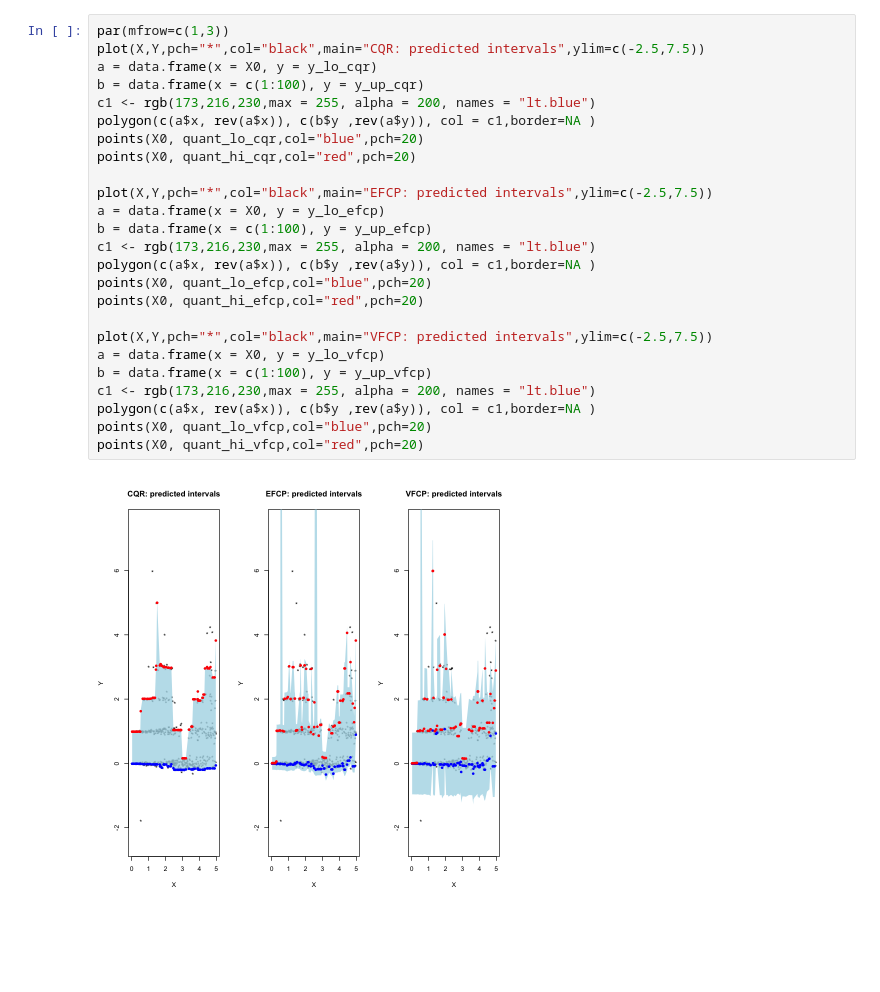
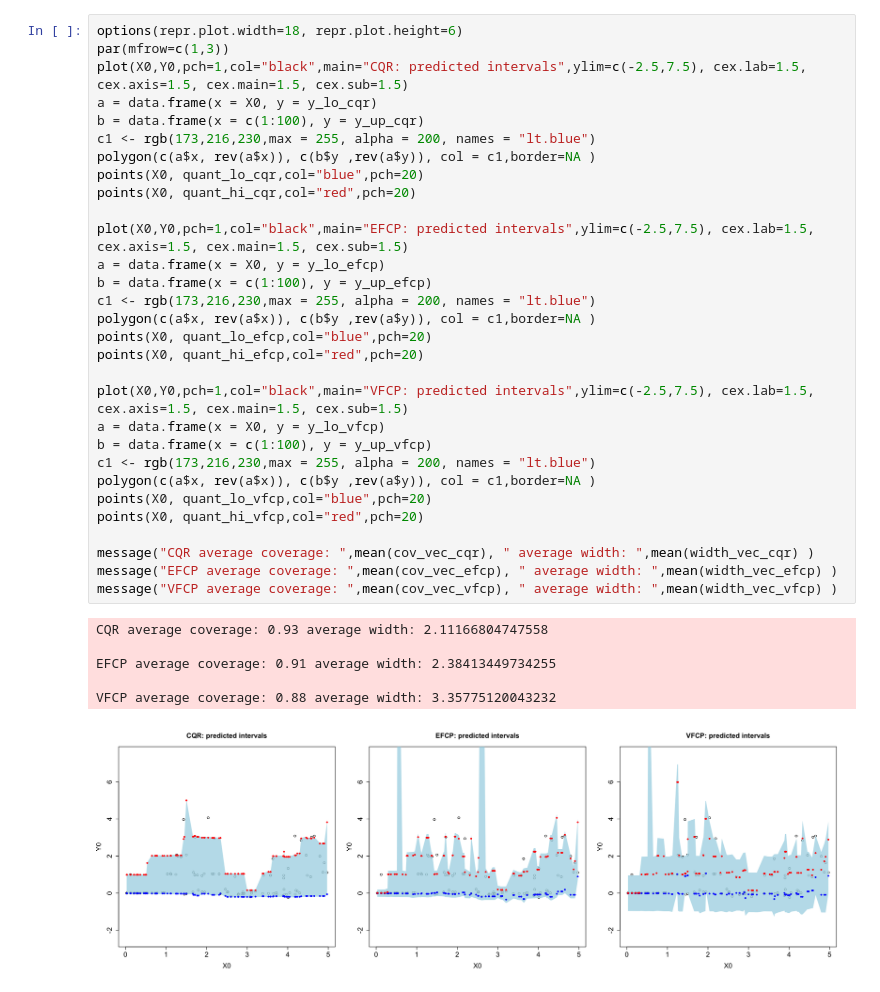
Before and after one commit to Elsa-Yang98/ConformalSmallest, a Jupyter notebook: R/EFCP-VFCP-CQR.ipynb, the cells around one changed output. Drawn from its saved outputs; the diff is of its cells as text; blank space fills up the shorter version.

```diff
--- a/R/EFCP-VFCP-CQR.ipynb
+++ b/R/EFCP-VFCP-CQR.ipynb
@@ -90,29 +92,39 @@ y_up_vfcp <- tmp$pred_set(X0, Y0)[[4]]
 quant_lo_vfcp <- tmp$pred_set(X0, Y0)[[5]]
 quant_hi_vfcp <- tmp$pred_set(X0, Y0)[[6]]
 # %%
+options(repr.plot.width=18, repr.plot.height=6)
 par(mfrow=c(1,3))
-plot(X,Y,pch="*",col="black",main="CQR: predicted intervals",ylim=c(-2.5,7.5))
+plot(X0,Y0,pch=1,col="black",main="CQR: predicted intervals",ylim=c(-2.5,7.5), cex.lab=1.5, cex.axis=1.5, cex.main=1.5, cex.sub=1.5)
 a = data.frame(x = X0, y = y_lo_cqr)
 b = data.frame(x = c(1:100), y = y_up_cqr)
 c1 <- rgb(173,216,230,max = 255, alpha = 200, names = "lt.blue")
 polygon(c(a$x, rev(a$x)), c(b$y ,rev(a$y)), col = c1,border=NA )
 points(X0, quant_lo_cqr,col="blue",pch=20)
 points(X0, quant_hi_cqr,col="red",pch=20)
 
-plot(X,Y,pch="*",col="black",main="EFCP: predicted intervals",ylim=c(-2.5,7.5))
+plot(X0,Y0,pch=1,col="black",main="EFCP: predicted intervals",ylim=c(-2.5,7.5), cex.lab=1.5, cex.axis=1.5, cex.main=1.5, cex.sub=1.5)
 a = data.frame(x = X0, y = y_lo_efcp)
 b = data.frame(x = c(1:100), y = y_up_efcp)
 c1 <- rgb(173,216,230,max = 255, alpha = 200, names = "lt.blue")
 polygon(c(a$x, rev(a$x)), c(b$y ,rev(a$y)), col = c1,border=NA )
 points(X0, quant_lo_efcp,col="blue",pch=20)
 points(X0, quant_hi_efcp,col="red",pch=20)
 
-plot(X,Y,pch="*",col="black",main="VFCP: predicted intervals",ylim=c(-2.5,7.5))
+plot(X0,Y0,pch=1,col="black",main="VFCP: predicted intervals",ylim=c(-2.5,7.5), cex.lab=1.5, cex.axis=1.5, cex.main=1.5, cex.sub=1.5)
 a = data.frame(x = X0, y = y_lo_vfcp)
 b = data.frame(x = c(1:100), y = y_up_vfcp)
 c1 <- rgb(173,216,230,max = 255, alpha = 200, names = "lt.blue")
 polygon(c(a$x, rev(a$x)), c(b$y ,rev(a$y)), col = c1,border=NA )
 points(X0, quant_lo_vfcp,col="blue",pch=20)
 points(X0, quant_hi_vfcp,col="red",pch=20)
+
+message("CQR average coverage: ",mean(cov_vec_cqr), " average width: ",mean(width_vec_cqr) )
+message("EFCP average coverage: ",mean(cov_vec_efcp), " average width: ",mean(width_vec_efcp) )
+message("VFCP average coverage: ",mean(cov_vec_vfcp), " average width: ",mean(width_vec_vfcp) )
 # %% [output]
+CQR average coverage: 0.93 average width: 2.11166804747558
+
+EFCP average coverage: 0.91 average width: 2.38413449734255
+
+VFCP average coverage: 0.88 average width: 3.35775120043232
-[figure, old version]
+[figure, new version]
```
Also changed, not shown: parts of 17 cells of this notebook, 4 other files.
